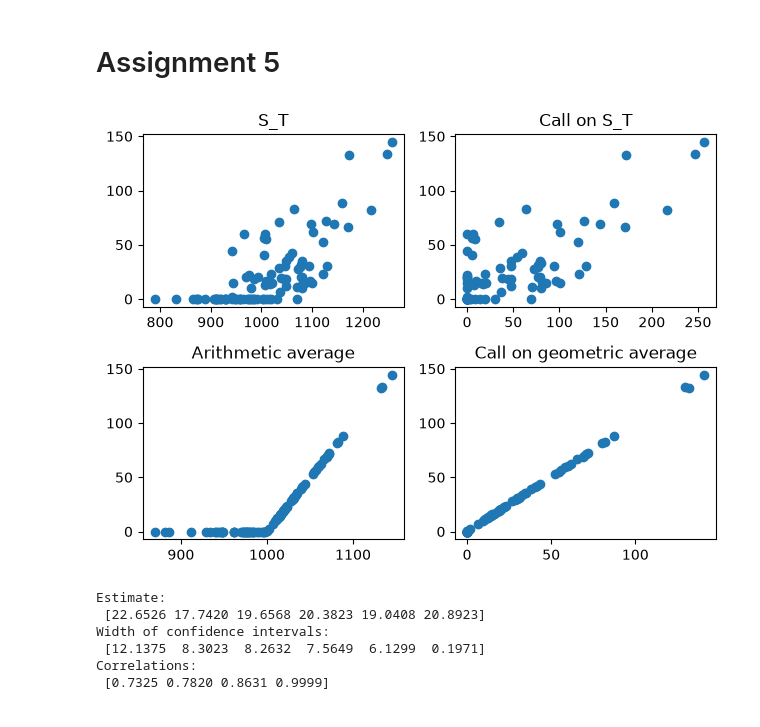
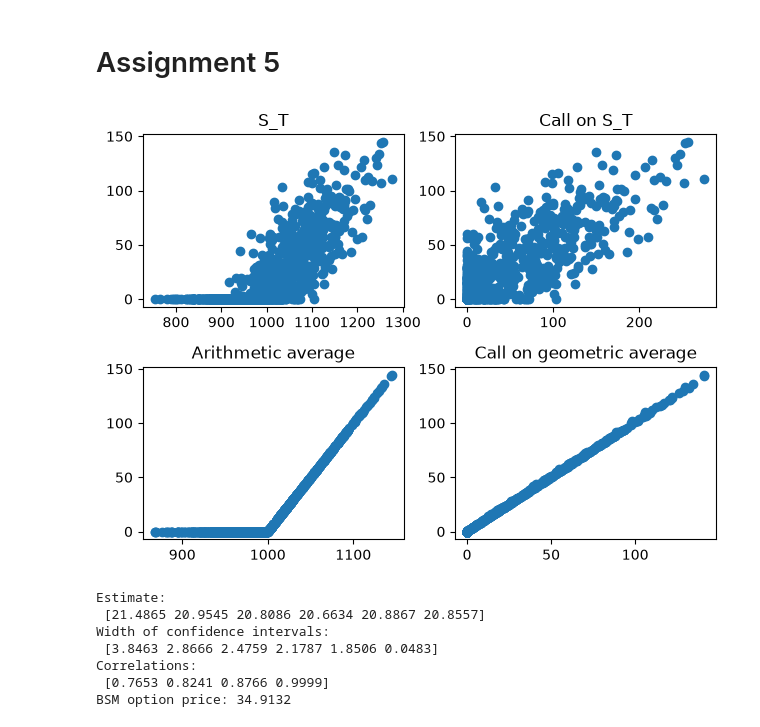
Before and after one commit to abtrolle123/CBS_FE, a Jupyter notebook: CBS_FE.ipynb, the cells around one changed output. Drawn from its saved outputs; the diff is of its cells as text; code cells hidden in the pictures.

```diff
--- a/CBS_FE.ipynb
+++ b/CBS_FE.ipynb
@@ -1277,7 +1277,7 @@ dt = 1/252 #time step
 n = int(T/dt) #number of steps per path
 
 K = 1000
-nSim = 100
+nSim = 1000
 estimate = np.zeros(6)
 CI = np.zeros((6,2))
 correlation = np.zeros(4)
@@ -1342,37 +1342,40 @@ for j in range(nSim):
     Y[j] = exp(-r*T)*max([0, mean(path) - K])
     X[j] = mean(path)
 estimate[4], CI[4,:], correlation[2] = control_variate_estimate(Y, X, EX)
 plt.subplot(223)
 plt.scatter(X,Y)
 plt.title('Arithmetic average')
 
 ## Control variates with call on geometric average
 np.random.seed(1) #resetting random number generator
 Y = np.zeros(nSim)
 X = np.zeros(nSim)
 iv = np.arange(1, n+1) #i running from 1 to n
 T_bar = 1/n*sum(iv*dt)
 sigma_bar = sqrt(sigma**2/(n**2*T_bar)*sum( (2*iv-1)*(n+1-iv)*dt ))
 delta_bar = delta+1/2*sigma**2-1/2*sigma_bar**2
 EX = exp(r*T_bar)*BSM(S, K, delta_bar, r, sigma_bar, T_bar, "call")
 for j in range(nSim):
     path = simulate_gbm_path(S, r, delta, sigma, dt, n)
     Y[j] = exp(-r*T)*max([0, mean(path) - K])
     X[j] = max([0, np.prod(path)**(1/n) - K])
 estimate[5], CI[5,:], correlation[3] = control_variate_estimate(Y, X, EX)
 plt.subplot(224)
 plt.scatter(X,Y)
 plt.title('Call on geometric average')
 save_and_show()
 
 print('Estimate:\n',estimate)
 print('Width of confidence intervals:\n',CI[:,1]-CI[:,0])
 print('Correlations:\n',correlation)
+price = BSM(S, K, delta, r, sigma, T, "call")
+print(f"BSM option price: {price:.4f}")
 # %% [output]
-[figure, old version]
+[figure, new version]
 Estimate:
- [22.6526 17.7420 19.6568 20.3823 19.0408 20.8923]
+ [21.4865 20.9545 20.8086 20.6634 20.8867 20.8557]
 Width of confidence intervals:
- [12.1375  8.3023  8.2632  7.5649  6.1299  0.1971]
+ [3.8463 2.8666 2.4759 2.1787 1.8506 0.0483]
 Correlations:
- [0.7325 0.7820 0.8631 0.9999]
+ [0.7653 0.8241 0.8766 0.9999]
+BSM option price: 34.9132
```
